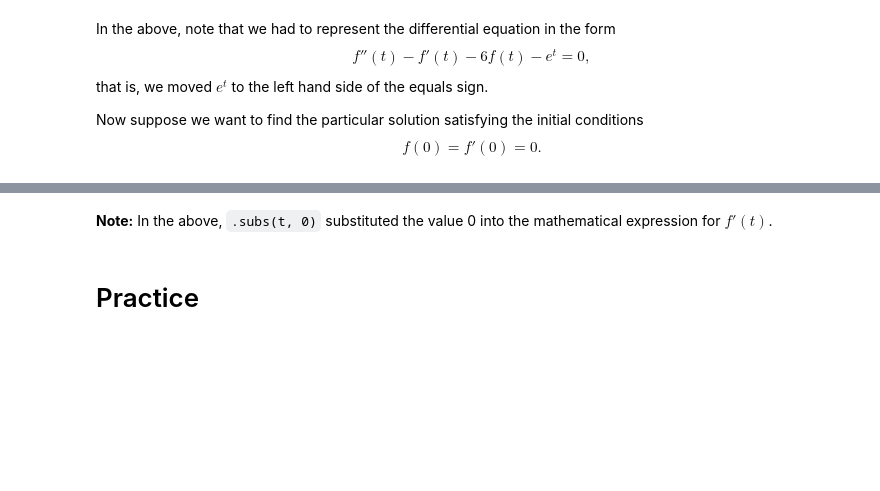
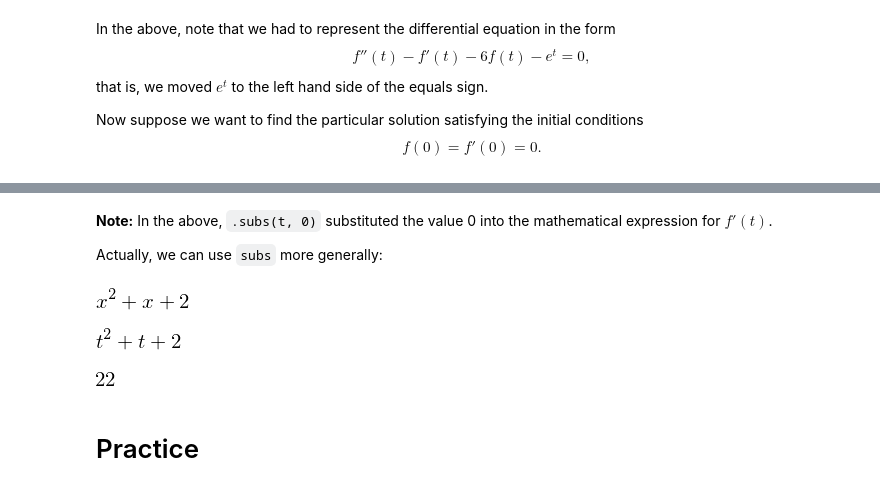
Before and after one commit to richardellard/engineering-maths-2, a Jupyter notebook: 2. Laplace transforms.ipynb, the cells around one changed output, grey strips where cells are left out. Saved outputs shown, nothing was run; the diff lists cells and outputs as text; code cells hidden in the pictures; blank space fills up the shorter version.

```diff
--- a/2. Laplace transforms.ipynb
+++ b/2. Laplace transforms.ipynb
@@ -109,5 +149,20 @@ dsolve(Derivative(f(t), t, t) - Derivative(f(t), t) - 6*f(t) - exp(t), f(t), ics
 # %% [markdown]
 **Note:** In the above, `.subs(t, 0)` substituted the value 0 into the mathematical expression for $f'(t)$.
+
+Actually, we can use `subs` more generally:
+# %%
+F = x**2 + x + 2
+F
+# %% [output]
+[figure, added]
+# %%
+F.subs(x, t)
+# %% [output]
+[figure, added]
+# %%
+F.subs(x, 4)
+# %% [output]
+[figure, added]
 # %% [markdown]
 # Practice
 # %% [markdown]
```
Also changed, not shown: parts of 20 cells of this notebook.
